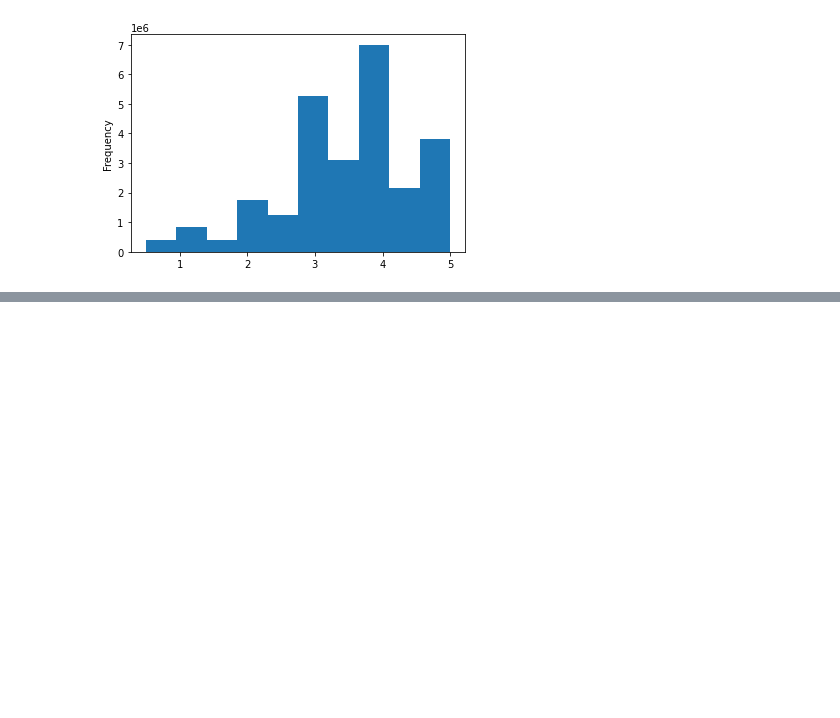
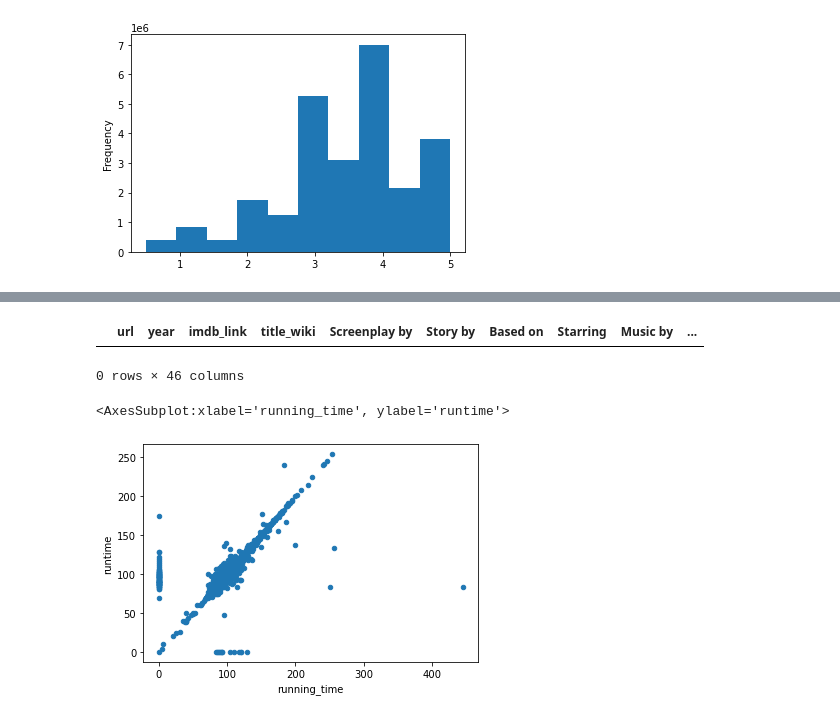
Before and after one commit to tanmelissa/Movies-ETL, a Jupyter notebook: Movies-ETL.ipynb, the cells around one changed output, grey strips where cells are left out. Saved outputs shown, nothing was run; the diff lists cells and outputs as text; code cells hidden in the pictures; blank space fills up the shorter version.

Commit message:
joined kaggle and wikipedia

```diff
--- a/Movies-ETL.ipynb
+++ b/Movies-ETL.ipynb
@@ -675,3 +675,6 @@ min                     0.50
 max                     5.00
 Name: rating, dtype: float64
 [figure]
+# %%
+#Merge Wiki and Kaggle data
+movies_df = pd.merge(wiki_movies_df, kaggle_metadata, on='imdb_id', suffixes=['_wiki','_kaggle'])
@@ -677,0 +725,13 @@ Name: rating, dtype: float64
+# %%
+# Show any rows where title_kaggle is empty
+movies_df[(movies_df['title_kaggle'] == '') | (movies_df['title_kaggle'].isnull())]
+# %% [output]
+|  | url | year | imdb_link | title_wiki | Screenplay by | Story by | Based on | Starring | Music by | ... |
+0 rows × 46 columns
+# %%
+#make a scatter plot of running time to see if there are differences
+#fill null values with zero
+movies_df.fillna(0).plot(x='running_time', y='runtime', kind='scatter')
+# %% [output]
+<AxesSubplot:xlabel='running_time', ylabel='runtime'>
+[figure, added]
```
Also changed, not shown: parts of 19 cells of this notebook.
